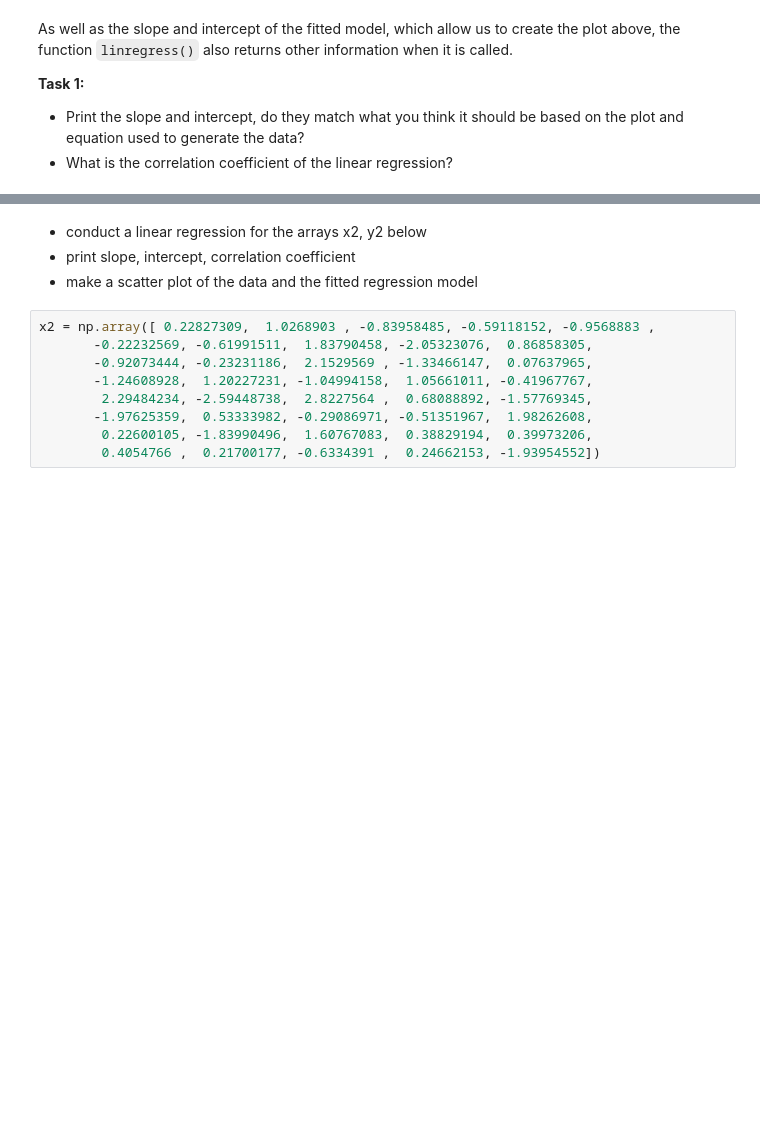
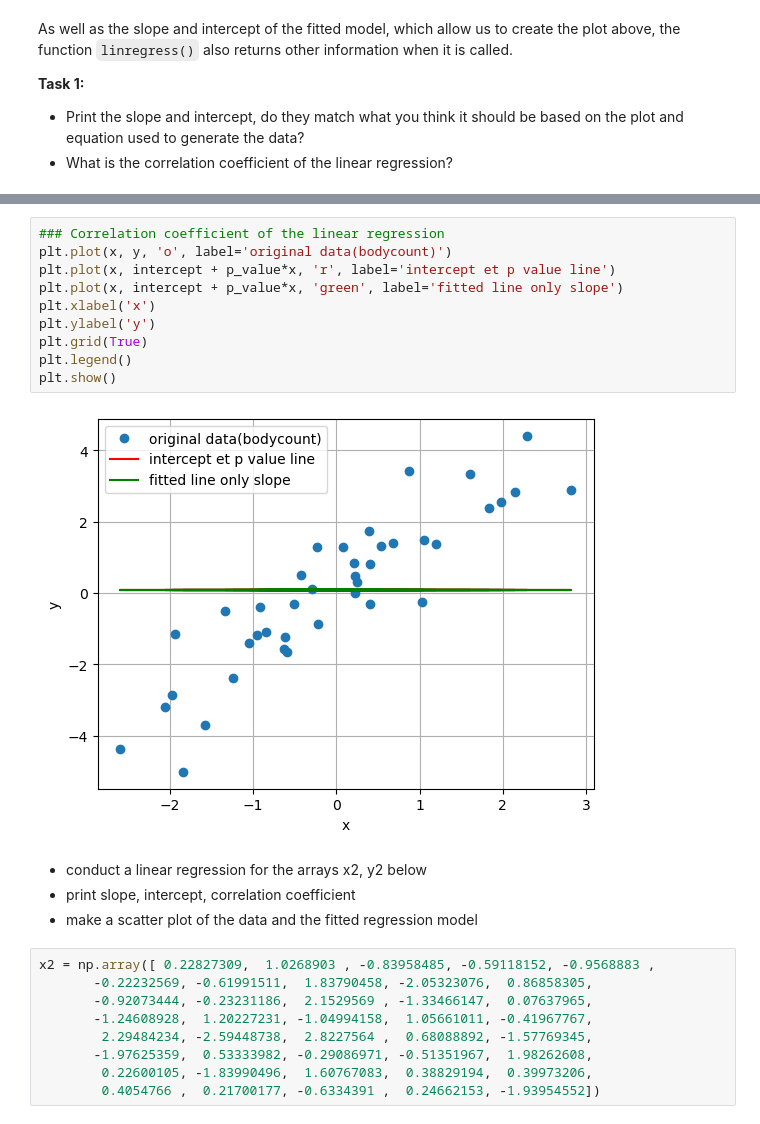
Before and after one commit to someia2026/Machine_Learning_Data_Mining, a Jupyter notebook: 01ClassicLinearRegression.ipynb, the cells around one changed output, grey strips where cells are left out. Drawn from its saved outputs; the diff is of its cells as text; blank space fills up the shorter version.

```diff
--- a/01ClassicLinearRegression.ipynb
+++ b/01ClassicLinearRegression.ipynb
@@ -190,3 +231,15 @@ As well as the slope and intercept of the fitted model, which allow us to create
+# %%
+### Correlation coefficient of the linear regression
+plt.plot(x, y, 'o', label='original data(bodycount)')
+plt.plot(x, intercept + p_value*x, 'r', label='intercept et p value line')
+plt.plot(x, intercept + p_value*x, 'green', label='fitted line only slope')
+plt.xlabel('x')
+plt.ylabel('y')
+plt.grid(True)
+plt.legend()
+plt.show()
+# %% [output]
+[figure, added]
 # %% [markdown]
 * conduct a linear regression for the arrays x2, y2 below
 * print slope, intercept, correlation coefficient
```
Also changed, not shown: parts of 13 cells of this notebook.
